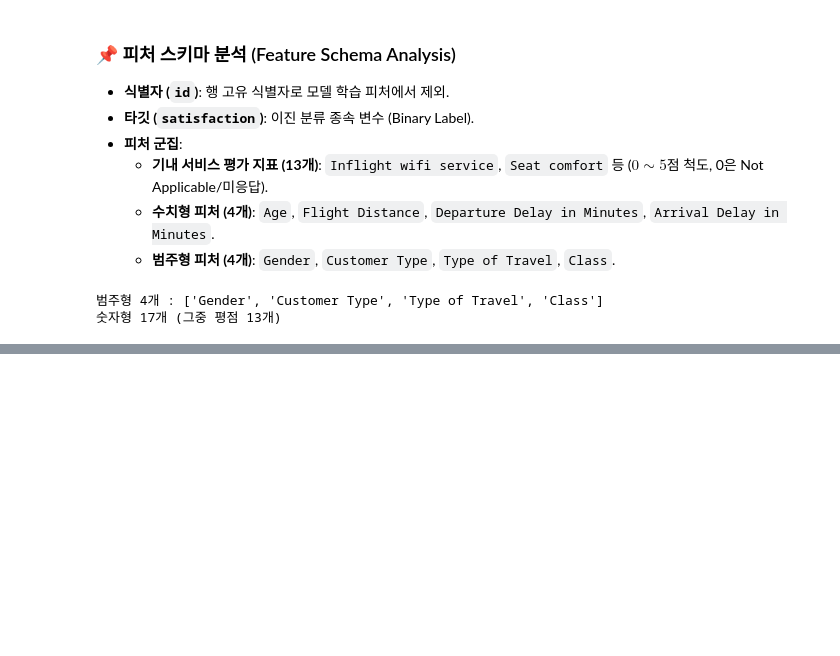
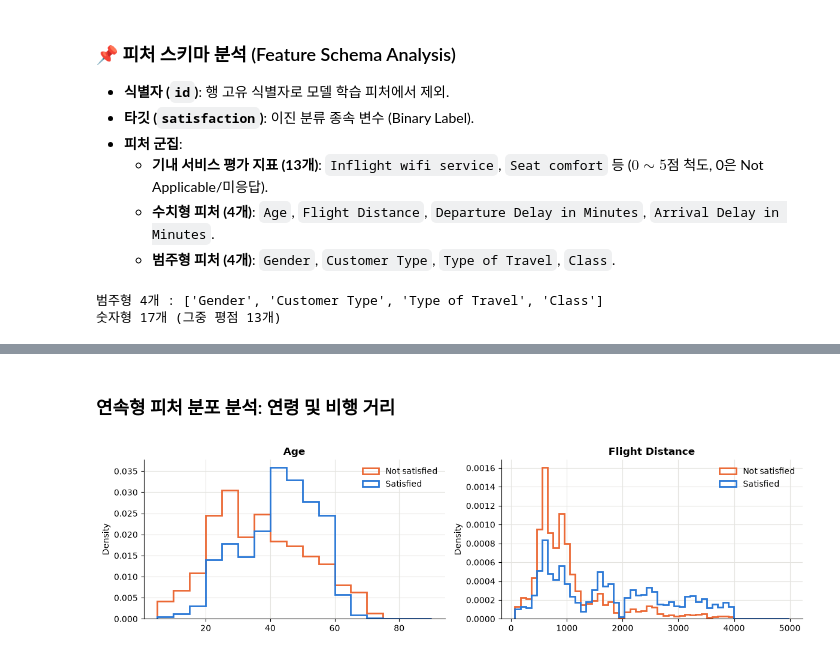
Before and after one commit to bryjna07/Kaggle_Airline_Satisfaction, a Jupyter notebook: notebooks/01_eda.ipynb, the cells around one changed output, grey strips where cells are left out. Drawn from its saved outputs; the diff is of its cells as text; code cells hidden in the pictures; blank space fills up the shorter version.

```diff
--- a/notebooks/01_eda.ipynb
+++ b/notebooks/01_eda.ipynb
@@ -165,0 +214,18 @@ print(f"숫자형 {len(NUM_COLS)}개 (그중 평점 {len(RATING_COLS)}개)")
+# %% [markdown]
+### 연속형 피처 분포 분석: 연령 및 비행 거리
+# %%
+# Age is an integer, so use whole-number bin edges to avoid a saw-tooth pattern.
+BINS = {"Age": np.arange(5, 91, 5), "Flight Distance": 50}
+
+fig, axes = plt.subplots(1, 2, figsize=(12, 3.4))
+for ax, col in zip(axes, ["Age", "Flight Distance"]):
+    for value, label, color in [(False, "Not satisfied", COLOR_ALT), (True, "Satisfied", COLOR_MAIN)]:
+        ax.hist(train.loc[train[TARGET] == value, col], bins=BINS[col], density=True,
+                histtype="step", linewidth=2, color=color, label=label)
+    ax.set_title(col)
+    ax.set_ylabel("Density")
+    ax.legend(frameon=False)
+plt.tight_layout()
+plt.show()
+# %% [output]
+[figure, added]
```
Also changed, not shown: parts of 12 cells of this notebook.
